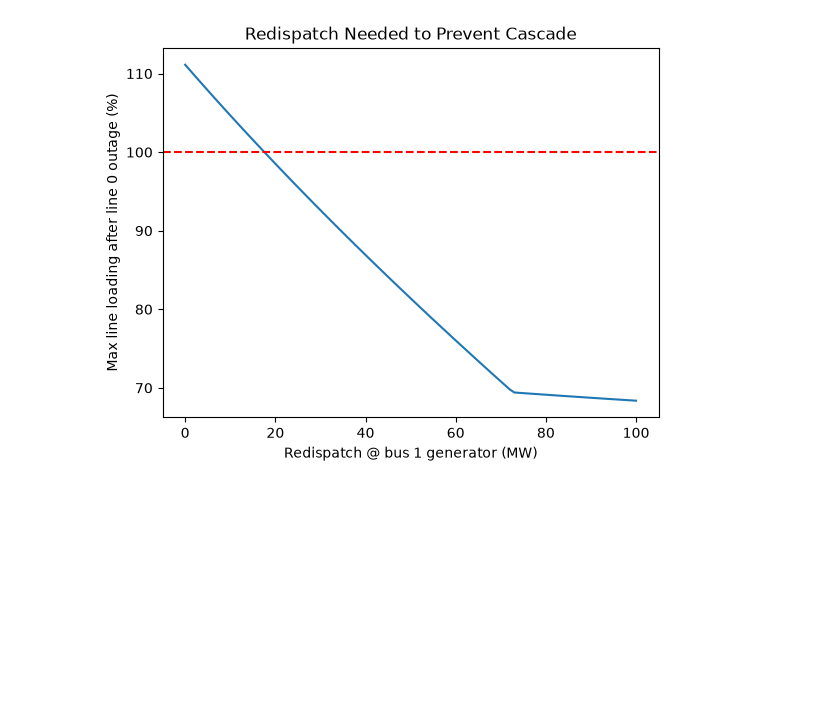
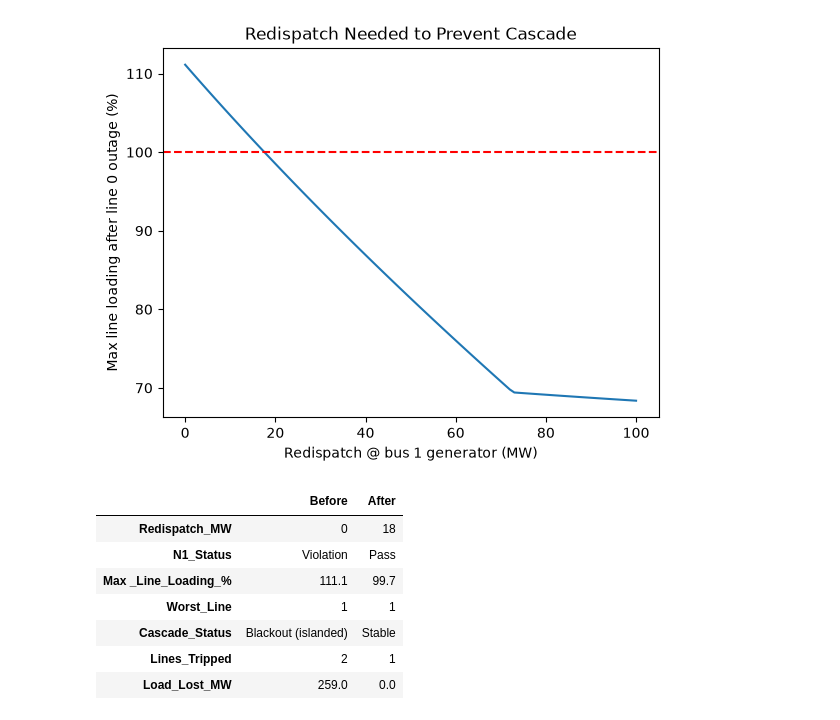
Before and after one commit to er-chang/Grid-Contingency-Analysis, a Jupyter notebook: notebook.ipynb, the cells around one changed output. Drawn from its saved outputs; the diff is of its cells as text; code cells hidden in the pictures; blank space fills up the shorter version.

```diff
--- a/notebook.ipynb
+++ b/notebook.ipynb
@@ -263,4 +263,30 @@ plt.show()
 # %% [output]
 [figure]
 # %%
-# load shedding: deliberate, temporary shutdown of electric supply to selected loads
+# compare before and after
+def summary(mw):
+    c = redispatch(net, mw)
+    r = outage_result(c, 0)
+    s = sim_cascade(c, load_max, 0)
+    return {
+        "Redispatch_MW": mw,
+        "N1_Status": r["Status"],
+        "Max _Line_Loading_%": round(r["Max_Line_Loading_%"], 1),
+        "Worst_Line": r["Worst_Line"],
+        "Cascade_Status": s["Cascade_Status"],
+        "Lines_Tripped": s["Total_Tripped"],
+        "Load_Lost_MW": round(s["Load_Lost_MW"], 1),
+    }
+
+first_stable = sweep.loc[sweep["Status"] == "Stable", "Redispatch_MW"].min()
+comparison = pd.DataFrame([summary(0), summary(first_stable)], index=["Before", "After"]).T
+display(comparison)
+# %% [output]
+|  | Before | After |
+| Redispatch_MW | 0 | 18 |
+| N1_Status | Violation | Pass |
+| Max _Line_Loading_% | 111.1 | 99.7 |
+| Worst_Line | 1 | 1 |
+| Cascade_Status | Blackout (islanded) | Stable |
+| Lines_Tripped | 2 | 1 |
+| Load_Lost_MW | 259.0 | 0.0 |
```
Also changed, not shown: parts of 1 cell of this notebook, 1 other file.
